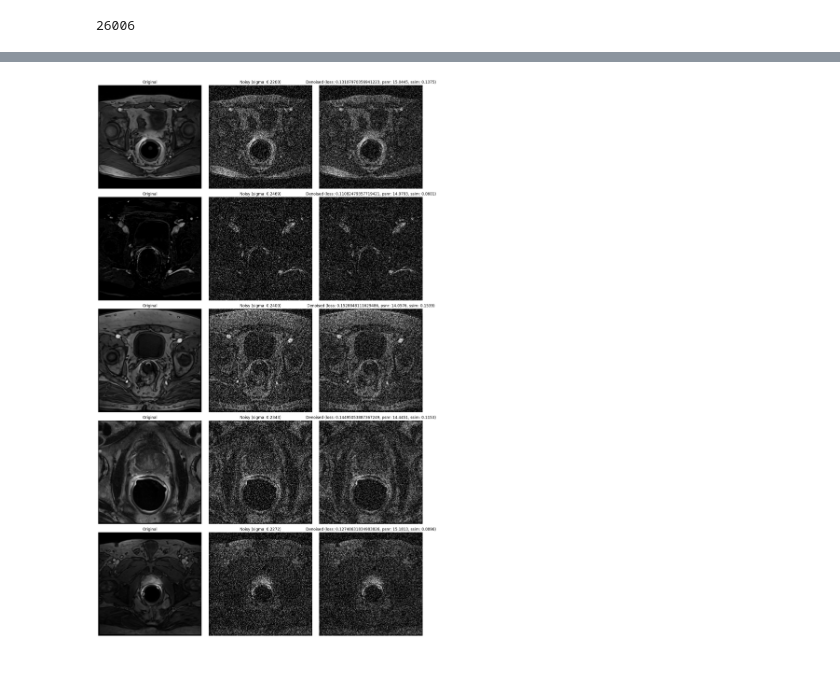
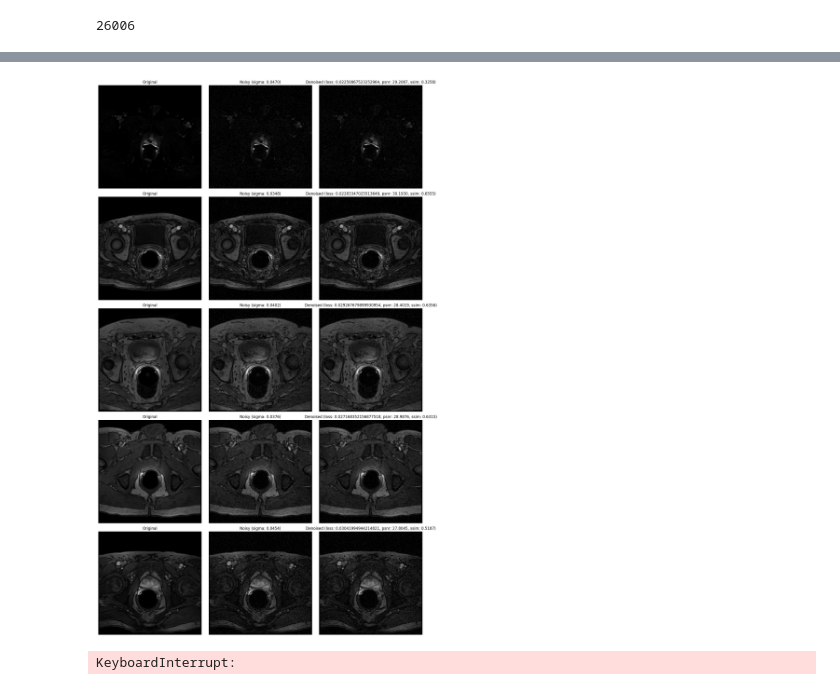
Before and after one commit to guyyanai/LF-MRI-Denoising, a Jupyter notebook: train_unet.ipynb, the cells around one changed output, grey strips where cells are left out. Drawn from its saved outputs; the diff is of its cells as text; code cells hidden in the pictures.

Commit message:
feat: added validation & changed to MSE

```diff
--- a/train_unet.ipynb
+++ b/train_unet.ipynb
@@ -172,11 +169,16 @@ WEIGHT_DECAY = 1e-4
 
 # Define optimizer
 opt = torch.optim.AdamW(unet.parameters(), lr=LEARNING_RATE, weight_decay=WEIGHT_DECAY)
+# %%
+import torch.nn as nn
+
+# Define the loss function
+mse_loss = nn.MSELoss()
 # %%
 from tqdm import tqdm
 import torch.nn.functional as F
 
-NOISE_STD = 0.15
+NOISE_STD = 0.08
 EPOCHS = 10
 MODEL_OUT_DIR = os.path.join(checkpoints_path, 'vanilla')
 
@@ -196,7 +198,7 @@ for epoch in range(1, EPOCHS + 1):
         x_noisy, _ = add_gaussian_noise(x, NOISE_STD)
         pred_noise = unet(x_noisy)          # predict clean image directly
         pred = x_noisy - pred_noise
-        loss = F.l1_loss(pred, x)     # DAE loss
+        loss = mse_loss(pred, x)     # DAE loss
         loss.backward()
         opt.step()
         opt.zero_grad()
@@ -251,32 +245,53 @@ random_indices = torch.randint(
     0, len(vd), (5,)
 )  # just to make sure the model is loaded correctly
 plt.figure(figsize=(15, 25))
 
 with torch.no_grad():
     for i, xv in enumerate(vd[random_indices]):
         xv = xv.to(device).unsqueeze(0)
-        xv_noisy, sigma = add_gaussian_noise(xv, 0.25, 0.2)
+        xv_noisy, sigma = add_gaussian_noise(xv, 0.05, 0.03)
         pred_noise = unet(xv_noisy)
         pred = (xv_noisy - pred_noise).clamp(0, 1)
 
         plt.subplot(5, 3, i * 3 + 1)
         plt.imshow(xv.cpu().numpy().squeeze(), cmap="gray")
         plt.title("Original")
         plt.axis("off")
 
         plt.subplot(5, 3, i * 3 + 2)
         plt.imshow(xv_noisy.clamp(0, 1).cpu().numpy().squeeze(), cmap="gray")
         plt.title(f"Noisy (sigma: {sigma.item():.4f})")
         plt.axis("off")
 
         plt.subplot(5, 3, i * 3 + 3)
         plt.imshow(pred.cpu().numpy().squeeze(), cmap="gray")
         plt.title(
             f"Denoised (loss: {F.l1_loss(pred, xv).item()}, psnr: {compute_psnr(xv.squeeze(), pred.squeeze()):.4f}, ssim: {compute_ssim(xv.squeeze(), pred.squeeze()):.4f})"
         )
         plt.axis("off")
 
 plt.tight_layout()
 plt.show()
 # %% [output]
-[figure, old version]
+[figure, new version]
+# %%
+validation_loss = []
+validation_psnr = []
+validation_ssim = []
+
+for xv in vd:
+    with torch.no_grad():
+        xv = xv.to(device).unsqueeze(0)
+        xv_noisy, sigma = add_gaussian_noise(xv, 0.05, 0.03)
+        pred_noise = unet(xv_noisy)
+        pred = (xv_noisy - pred_noise).clamp(0, 1)
+
+    validation_loss.append(mse_loss(pred, xv).item())
+    validation_psnr.append(compute_psnr(xv.squeeze(), pred.squeeze()))
+    validation_ssim.append(compute_ssim(xv.squeeze(), pred.squeeze()))
+
+print(f"Validation Loss: {sum(validation_loss)/len(validation_loss)}")
+print(f"Validation PSNR: {sum(validation_psnr)/len(validation_psnr)}")
+print(f"Validation SSIM: {sum(validation_ssim)/len(validation_ssim)}")
+# %% [output]
+KeyboardInterrupt:
```
Also changed, not shown: parts of 2 cells of this notebook.
